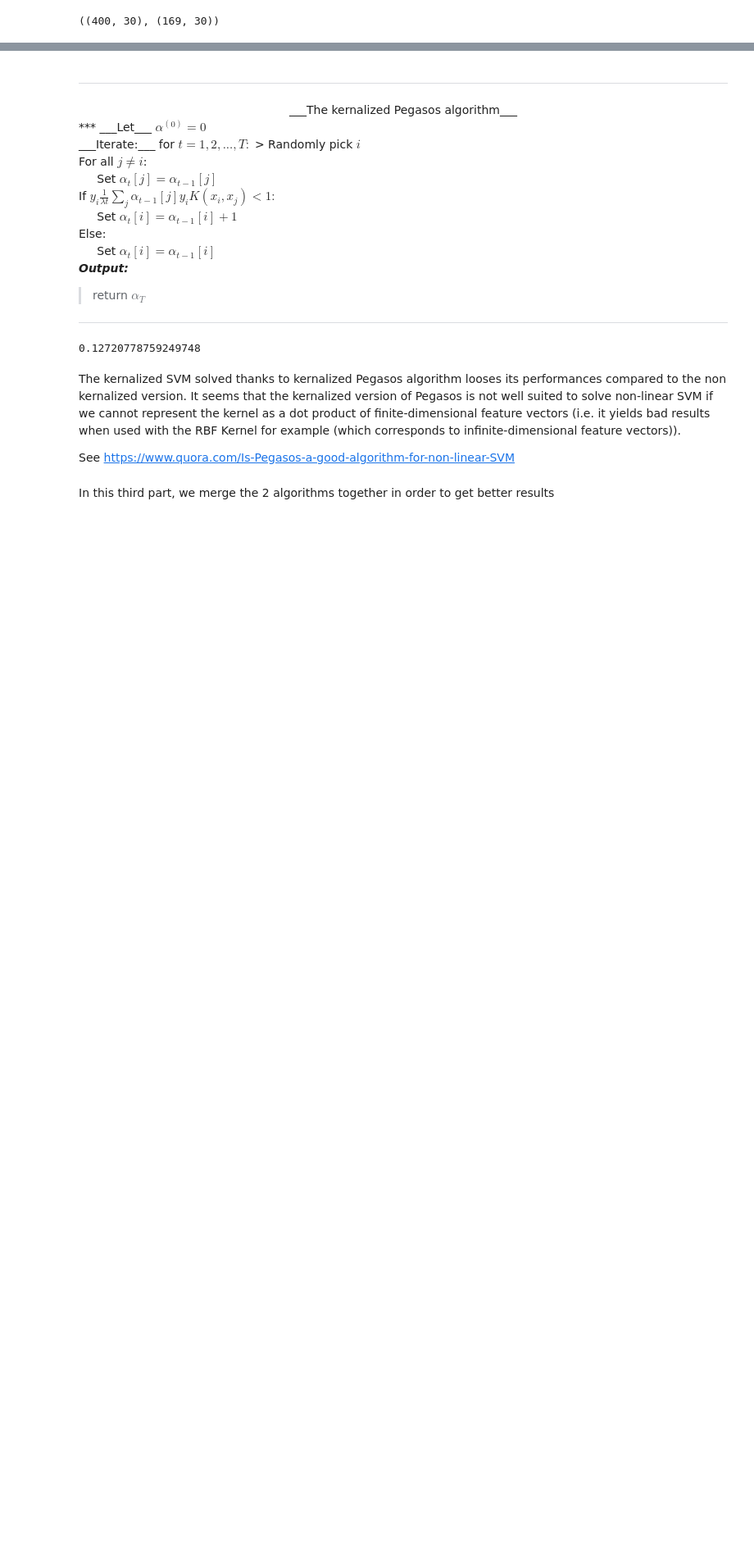
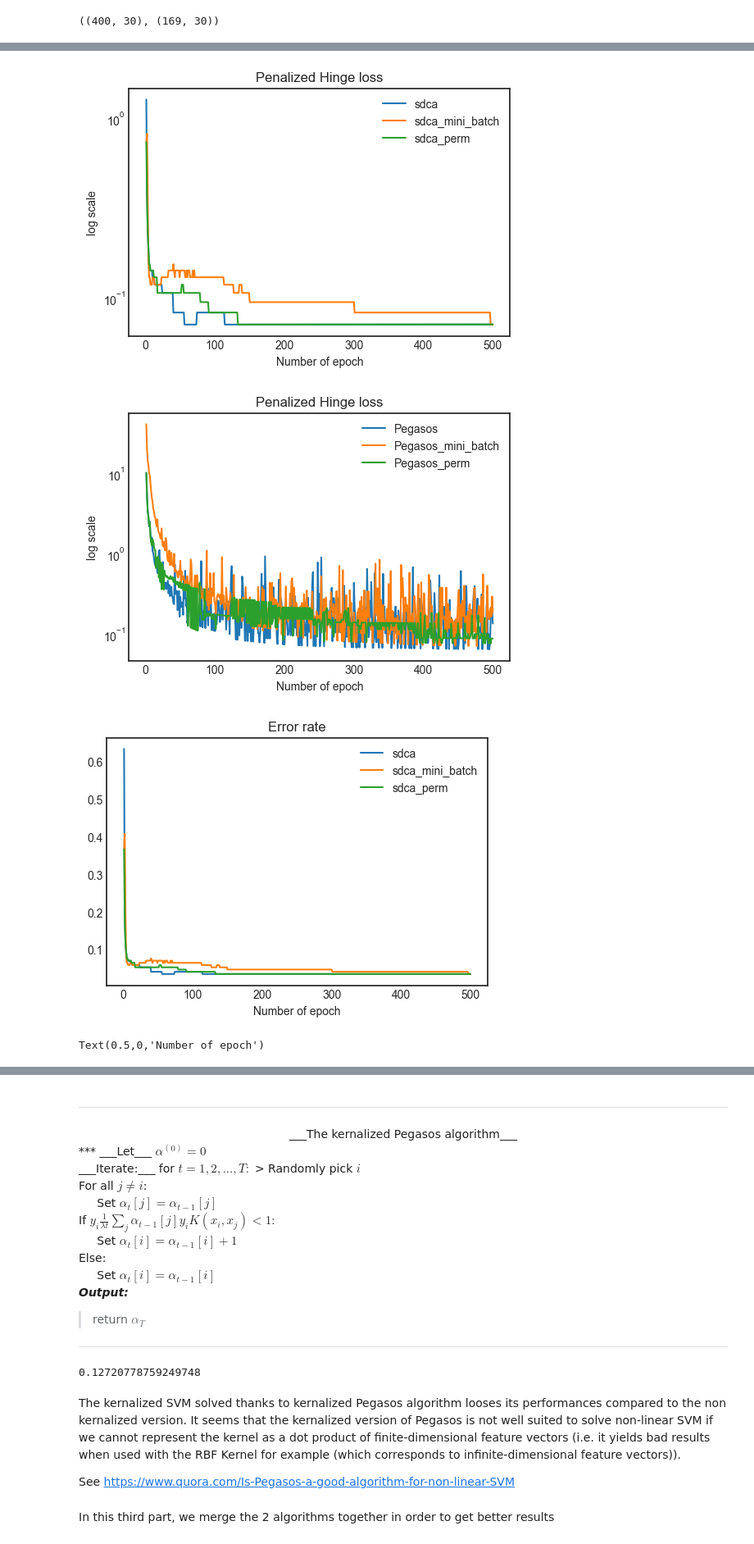
Before and after one commit to mathislinger/SOADML, a Jupyter notebook: SOADML project.ipynb, the cells around one changed output, grey strips where cells are left out. Shown at 82% size. Saved outputs shown, nothing was run; the diff lists cells and outputs as text; code cells hidden in the pictures; blank space fills up the shorter version.

```diff
--- a/SOADML project.ipynb
+++ b/SOADML project.ipynb
@@ -493,9 +532,7 @@ error_dict = {'sdca': [], 'sdca_mini_batch': [], 'sdca_perm': [], 'Pegasos': [],
 for i, j in coef_dict.items():
     for k in j:
         pred = k.dot(X_test.T)
-        # Compute AUC
-        auc = metrics.roc_auc_score(y_test, pred)
         # Compute error rate
         pred_label = (pred > 0).astype(int)
         np.place(pred_label, pred_label==0, -1)
-        error_dict[i].append((auc, np.mean(pred_label != y_test), hinge_loss(pred_label, y_test, k, 0.1)))
+        error_dict[i].append((np.mean(pred_label != y_test), hinge_loss(pred_label, y_test, k, 0.1)))
@@ -560,0 +539,43 @@ for i, j in error_dict.items():
+# %%
+# Plot of loss and error rate path depending on epoch
+error_dict = collections.OrderedDict(sorted(error_dict.items()))
+
+plt.plot(np.arange(nb_epoch) + 1, [l[1] for l in error_dict['sdca']])
+plt.plot(np.arange(nb_epoch) + 1, [l[1] for l in error_dict['sdca_mini_batch']])
+plt.plot(np.arange(nb_epoch) + 1, [l[1] for l in error_dict['sdca_perm']])
+plt.yscale('log')
+plt.title('Penalized Hinge loss')
+plt.legend(['sdca', 'sdca_mini_batch', 'sdca_perm'])
+plt.xlabel('Number of epoch')
+plt.ylabel('log scale')
+plt.show()
+
+plt.plot(np.arange(nb_epoch) + 1, [l[1] for l in error_dict['Pegasos']])
+plt.plot(np.arange(nb_epoch) + 1, [l[1] for l in error_dict['Pegasos_mini_batch']])
+plt.plot(np.arange(nb_epoch) + 1, [l[1] for l in error_dict['Pegasos_perm']])
+plt.yscale('log')
+plt.title('Penalized Hinge loss')
+plt.legend(['Pegasos', 'Pegasos_mini_batch', 'Pegasos_perm'])
+plt.xlabel('Number of epoch')
+plt.ylabel('log scale')
+plt.show()
+
+plt.plot(np.arange(nb_epoch) + 1, [l[0] for l in error_dict['sdca']])
+plt.plot(np.arange(nb_epoch) + 1, [l[0] for l in error_dict['sdca_mini_batch']])
+plt.plot(np.arange(nb_epoch) + 1, [l[0] for l in error_dict['sdca_perm']])
+plt.title('Error rate')
+plt.legend(['sdca', 'sdca_mini_batch', 'sdca_perm'])
+plt.xlabel('Number of epoch')
+plt.show()
+
+plt.plot(np.arange(nb_epoch) + 1, [l[0] for l in error_dict['Pegasos']])
+plt.plot(np.arange(nb_epoch) + 1, [l[0] for l in error_dict['Pegasos_mini_batch']])
+plt.plot(np.arange(nb_epoch) + 1, [l[0] for l in error_dict['Pegasos_perm']])
+plt.title('Error rate')
+plt.legend(['Pegasos', 'Pegasos_mini_batch', 'Pegasos_perm'])
+plt.xlabel('Number of epoch')
+# %% [output]
+[figure, added]
+[figure, added]
+[figure, added]
+Text(0.5,0,'Number of epoch')
```
Also changed, not shown: parts of 44 cells of this notebook.
